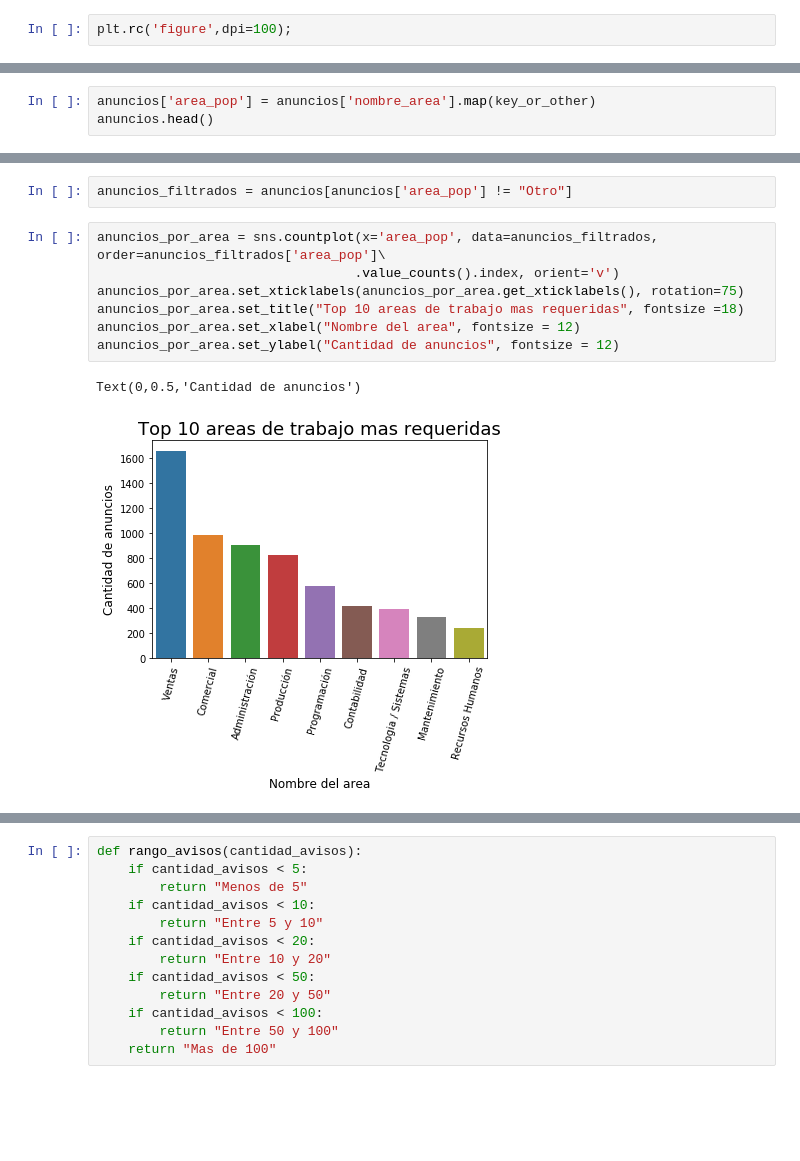
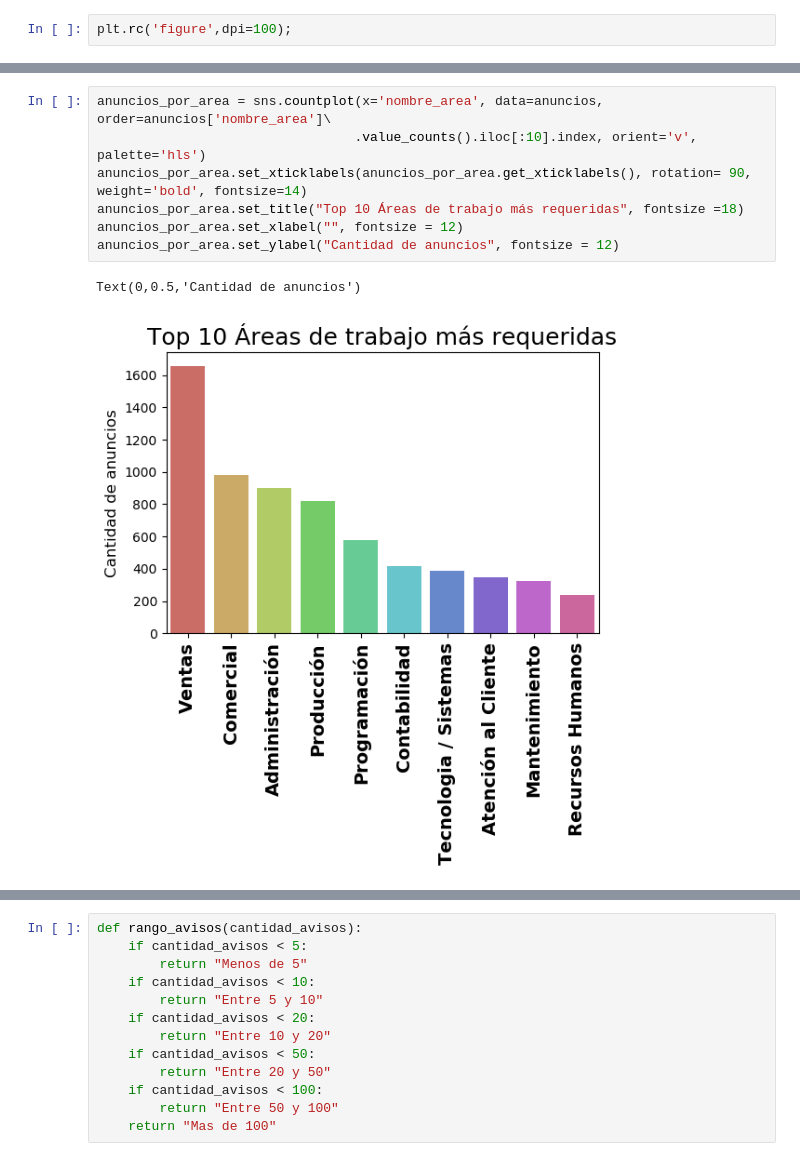
Before and after one commit to urielkelman/abracadata, a Jupyter notebook: Anuncios.ipynb, the cells around one changed output, grey strips where cells are left out. Drawn from its saved outputs; the diff is of its cells as text; blank space fills up the shorter version.

```diff
--- a/Anuncios.ipynb
+++ b/Anuncios.ipynb
@@ -56,3 +20,0 @@ def key_or_other(key):
-# %%
-anuncios['area_pop'] = anuncios['nombre_area'].map(key_or_other)
-anuncios.head()
@@ -66,14 +21,12 @@ anuncios.head()
-# %%
-anuncios_filtrados = anuncios[anuncios['area_pop'] != "Otro"]
 # %%
-anuncios_por_area = sns.countplot(x='area_pop', data=anuncios_filtrados, order=anuncios_filtrados['area_pop']\
-                                 .value_counts().index, orient='v')
-anuncios_por_area.set_xticklabels(anuncios_por_area.get_xticklabels(), rotation=75)
-anuncios_por_area.set_title("Top 10 areas de trabajo mas requeridas", fontsize =18)
-anuncios_por_area.set_xlabel("Nombre del area", fontsize = 12)
+anuncios_por_area = sns.countplot(x='nombre_area', data=anuncios, order=anuncios['nombre_area']\
+                                 .value_counts().iloc[:10].index, orient='v', palette='hls')
+anuncios_por_area.set_xticklabels(anuncios_por_area.get_xticklabels(), rotation= 90, weight='bold', fontsize=14)
+anuncios_por_area.set_title("Top 10 Áreas de trabajo más requeridas", fontsize =18)
+anuncios_por_area.set_xlabel("", fontsize = 12)
 anuncios_por_area.set_ylabel("Cantidad de anuncios", fontsize = 12)
 # %% [output]
 Text(0,0.5,'Cantidad de anuncios')
-[figure, old version]
+[figure, new version]
 # %%
 grupo = anuncios.groupby("denominacion_empresa", as_index=False).agg({'idaviso':'count'}).sort_values(by='idaviso', ascending=False)
```
Also changed, not shown: parts of 20 cells of this notebook, 7 other files.
